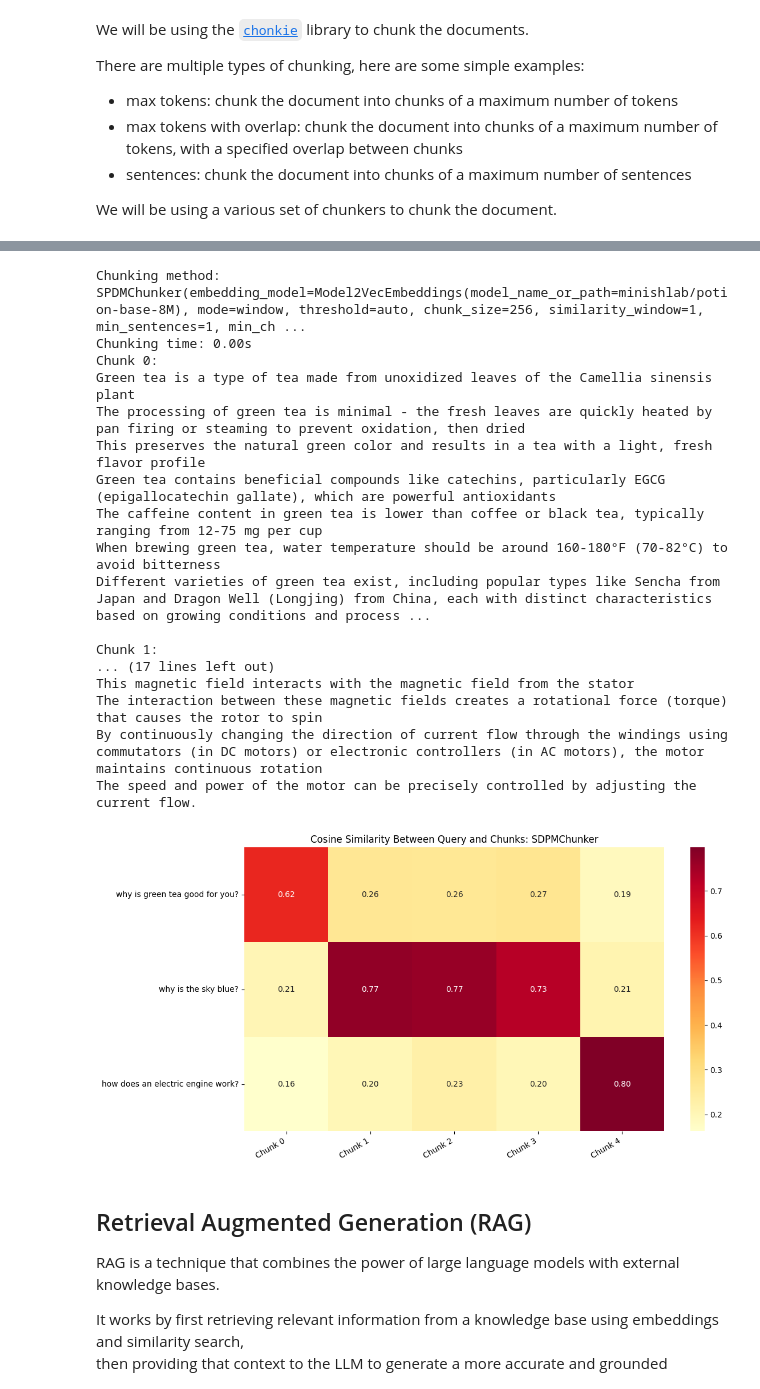
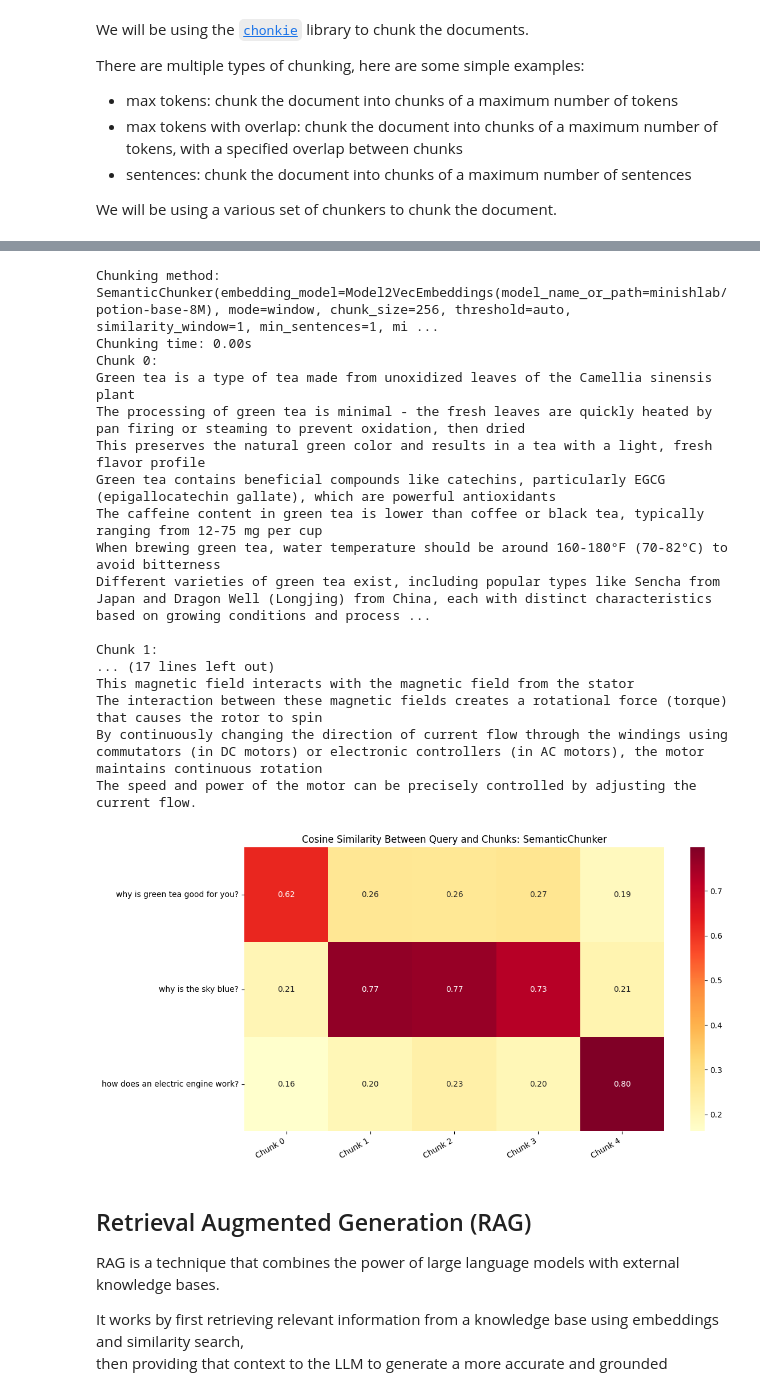
Before and after one commit to legraphista/llm-lab, a Jupyter notebook: 06_embeddings_and_rag/06_embedding_and_rag.ipynb, the cells around one changed output, grey strips where cells are left out. Cells and saved outputs as stored; diff of their text form; code cells hidden in the pictures.

Commit message:
fix: 06 SDPMChunker -> SemanticChunker + params

```diff
--- a/06_embeddings_and_rag/06_embedding_and_rag.ipynb
+++ b/06_embeddings_and_rag/06_embedding_and_rag.ipynb
@@ -504,7 +504,7 @@ There are multiple types of chunking, here are some simple examples:
 We will be using a various set of chunkers to chunk the document.
 # %%
 from time import time
-from chonkie import SDPMChunker, SentenceChunker, WordChunker
+from chonkie import SemanticChunker, SentenceChunker, WordChunker
 
 more_queries = [
     "why is green tea good for you?",
@@ -517,7 +517,7 @@ query_embedding = model.encode(more_queries, prompt_name="s2p_query")
 for chunk_method in [
     WordChunker(chunk_size=256),
     SentenceChunker(chunk_size=256, chunk_overlap=32),
-    SDPMChunker(chunk_size=256),
+    SemanticChunker(chunk_size=256, min_chunk_size=32, similarity_window=1),
 ]:
     print(f"Chunking method: {chunk_method}")
 
@@ -526,7 +526,7 @@ for chunk_method in [
     end = time()
     print(f"Chunking time: {end - start:.2f}s")
 
-    if isinstance(chunk_method, SDPMChunker):
+    if isinstance(chunk_method, SemanticChunker):
         # there's a bug in chunky. it add the first sencente of chunk I to chunk I-1
         for i in range(len(chunks) - 1):
             sentences = chunks[i].split('. ')
@@ -584,35 +584,35 @@ Green tea is a type of tea made from unoxidized leaves of the Camellia sinensis
 The processing of green tea is minimal - the fresh leaves are quickly heated by pan firing or steaming to prevent oxidation, then dried
 This preserves the natural green color and results in a tea with a light, fresh flavor profile
 Green tea contains beneficial compounds like catechins, particularly EGCG (epigallocatechin gallate), which are powerful antioxidants
 The caffeine content in green tea is lower than coffee or black tea, typically ranging from 12-75 mg per cup
 When brewing green tea, water temperature should be around 160-180°F (70-82°C) to avoid bitterness
 Different varieties of green tea exist, including popular types like Sencha from Japan and Dragon Well (Longjing) from China, each with distinct characteristics based on growing conditions and process ...
 The sky appears blue due to a phenomenon called Rayleigh scattering
 When sunlight travels through Earth's atmosphere, it collides with gas molecules
 ... (16 lines left out)
  This magnetic field interacts with the magnetic field from the stator
 The interaction between these magnetic fields creates a rotational force (torque) that causes the rotor to spin
 By continuously changing the direction of current flow through the windings using commutators (in DC motors) or electronic controllers (in AC motors), the motor maintains continuous rotation
 The speed and power of the motor can be precisely controlled by adjusting the current flow
 [figure]
-Chunking method: SPDMChunker(embedding_model=Model2VecEmbeddings(model_name_or_path=minishlab/potion-base-8M), mode=window, threshold=auto, chunk_size=256, similarity_window=1, min_sentences=1, min_ch ...
+Chunking method: SemanticChunker(embedding_model=Model2VecEmbeddings(model_name_or_path=minishlab/potion-base-8M), mode=window, chunk_size=256, threshold=auto, similarity_window=1, min_sentences=1, mi ...
 Chunking time: 0.00s
 Chunk 0:
 Green tea is a type of tea made from unoxidized leaves of the Camellia sinensis plant
 The processing of green tea is minimal - the fresh leaves are quickly heated by pan firing or steaming to prevent oxidation, then dried
 This preserves the natural green color and results in a tea with a light, fresh flavor profile
 Green tea contains beneficial compounds like catechins, particularly EGCG (epigallocatechin gallate), which are powerful antioxidants
 The caffeine content in green tea is lower than coffee or black tea, typically ranging from 12-75 mg per cup
 When brewing green tea, water temperature should be around 160-180°F (70-82°C) to avoid bitterness
 Different varieties of green tea exist, including popular types like Sencha from Japan and Dragon Well (Longjing) from China, each with distinct characteristics based on growing conditions and process ...
 
 Chunk 1:
 ... (17 lines left out)
 This magnetic field interacts with the magnetic field from the stator
 The interaction between these magnetic fields creates a rotational force (torque) that causes the rotor to spin
 By continuously changing the direction of current flow through the windings using commutators (in DC motors) or electronic controllers (in AC motors), the motor maintains continuous rotation
 The speed and power of the motor can be precisely controlled by adjusting the current flow.
-[figure, old version]
+[figure, new version]
 # %% [markdown]
 ## Retrieval Augmented Generation (RAG)
 
```
Also changed, not shown: parts of 5 cells of this notebook.
